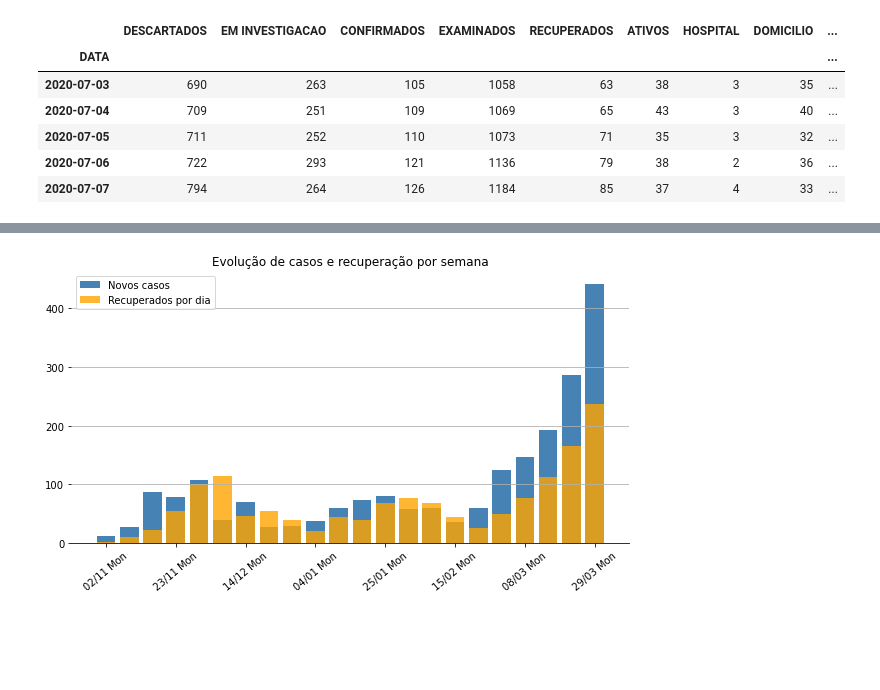
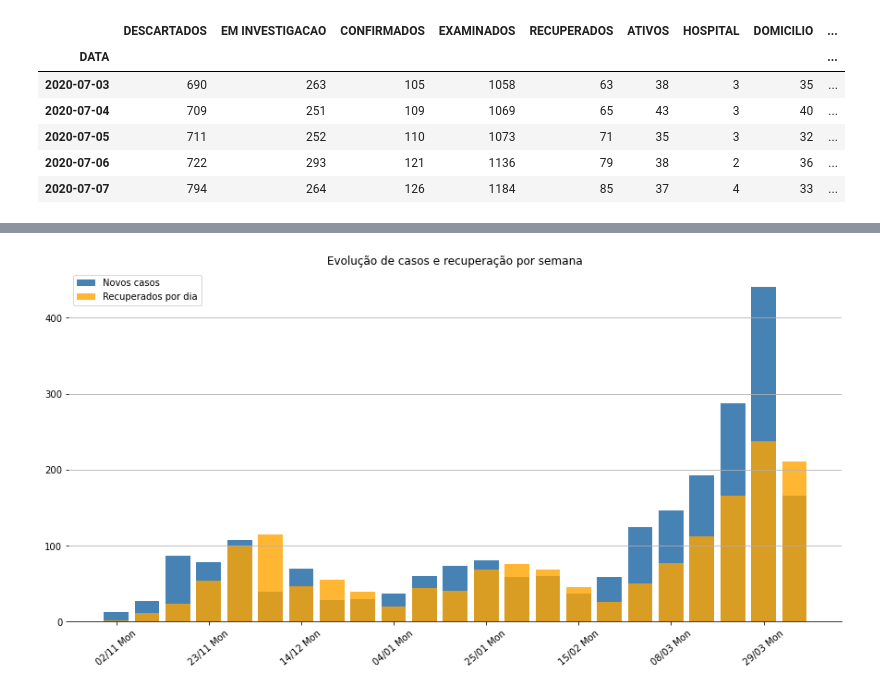
Before and after one commit to GiliardGodoi/covid-sap-data, a Jupyter notebook: notebooks/03_casos_por_semana.ipynb, the cells around one changed output, grey strips where cells are left out. Saved outputs shown, nothing was run; the diff lists cells and outputs as text; code cells hidden in the pictures; blank space fills up the shorter version.

```diff
--- a/notebooks/03_casos_por_semana.ipynb
+++ b/notebooks/03_casos_por_semana.ipynb
@@ -89,19 +89,19 @@ today.strftime("%d/%m/%y %a")
 # %%
 df2 = df['2020-11':]
 
 loc = plticker.MultipleLocator(base=3.0)
 
 labels = [date.strftime("%d/%m %a") for date in df2.index]
 
-plt.figure(figsize=(10, 5))
+plt.figure(figsize=(15, 7))
 ax = plt.subplot()
 plt.bar(labels, df2['NOVOS_CASOS'], color='steelblue', label='Novos casos')
 plt.bar(labels, df2['RECUPERADOS_DIA'], color='orange', alpha=0.8, label='Recuperados por dia')
 ax.yaxis.grid(True)
 ax.xaxis.set_major_locator(loc)
 ax.set(title="Evolução de casos e recuperação por semana")
 plt.legend()
 plt.xticks(rotation=40)
 sns.despine(left=True)
 # %% [output]
-[figure, old version]
+[figure, new version]
```
Also changed, not shown: parts of 5 cells of this notebook, 11 other files.
